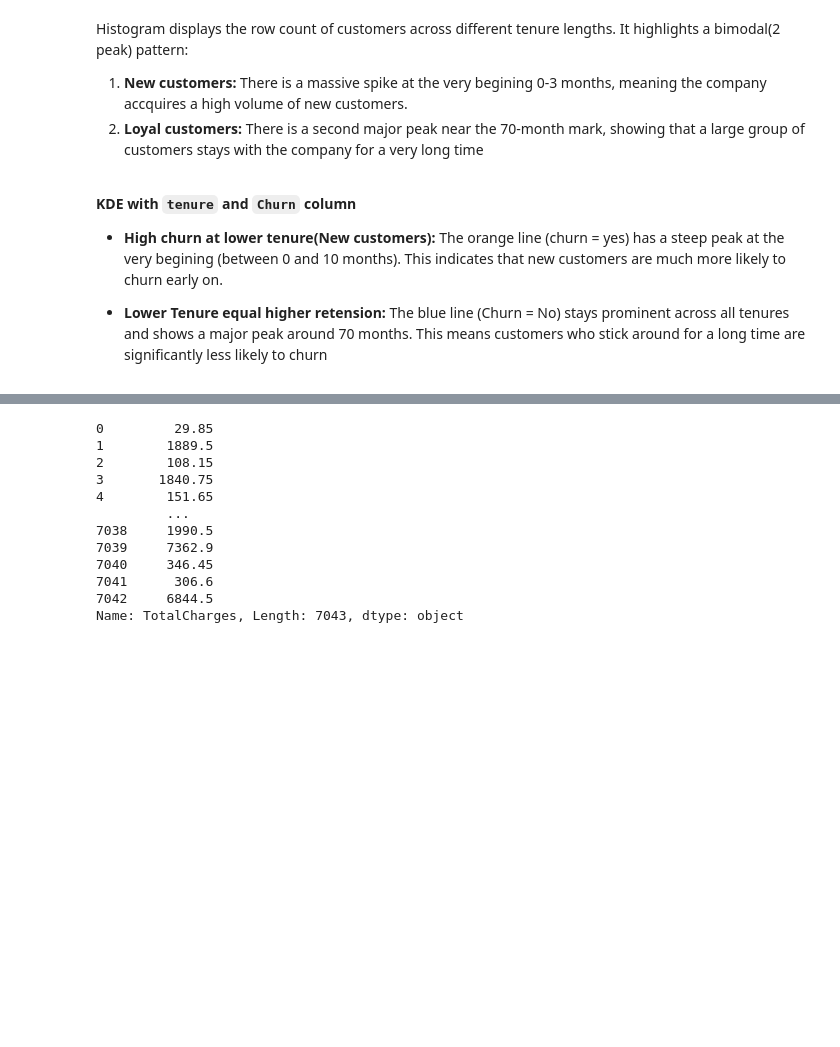
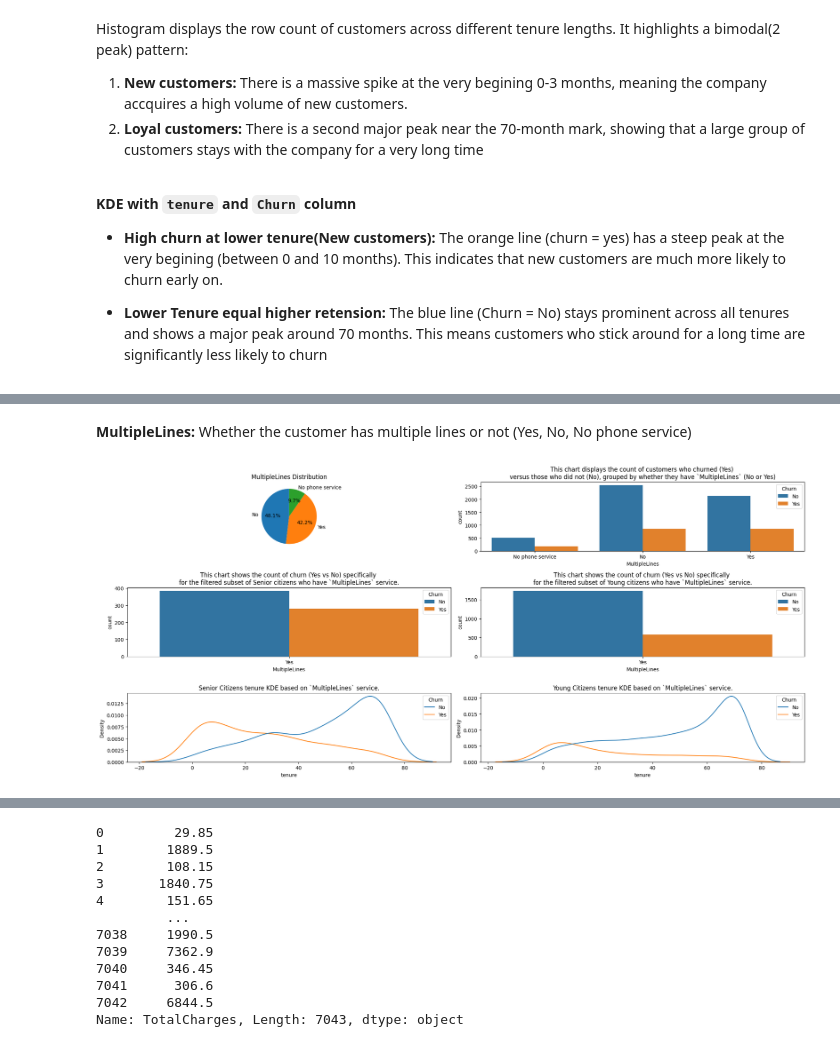
Before and after one commit to sudiptoshahin/customer-churn-pred, a Jupyter notebook: notebooks/main.ipynb, the cells around one changed output, grey strips where cells are left out. Drawn from its saved outputs; the diff is of its cells as text; code cells hidden in the pictures; blank space fills up the shorter version.

```diff
--- a/notebooks/main.ipynb
+++ b/notebooks/main.ipynb
@@ -238,0 +281,33 @@ __KDE with `tenure` and `Churn` column__
+# %% [markdown]
+__MultipleLines:__ Whether the customer has multiple lines or not (Yes, No, No phone service)
+# %%
+senior_citizen_who_get_multiple_lines_df = features[(features['MultipleLines'] == 'Yes') & (features['SeniorCitizen'] == 1)]
+young_citizen_who_get_multiple_lines_df = features[(features['MultipleLines'] == 'Yes') & (features['SeniorCitizen'] == 0)]
+
+fig, axes = plt.subplots(3, 2, figsize=(20, 9))
+
+axes[0, 0].pie(features['MultipleLines'].value_counts(),
+            labels=features['MultipleLines'].value_counts().index,
+            autopct='%1.1f%%',
+            startangle=90)
+axes[0, 0].set_title('MultipleLines Distribution')
+
+sns.countplot(data=features, x='MultipleLines', hue=target, ax=axes[0, 1])
+axes[0, 1].set_title('This chart displays the count of customers who churned (Yes) \nversus those who did not (No), grouped by whether they have `MultipleLines` (No or Yes)')
+
+sns.countplot(data=senior_citizen_who_get_multiple_lines_df, x='MultipleLines', hue=target, ax=axes[1, 0])
+axes[1, 0].set_title('This chart shows the count of churn (Yes vs No) specifically \nfor the filtered subset of Senior citizens who have `MultipleLines` service.')
+
+sns.countplot(data=young_citizen_who_get_multiple_lines_df, x='MultipleLines', hue=target, ax=axes[1, 1])
+axes[1, 1].set_title('This chart shows the count of churn (Yes vs No) specifically \nfor the filtered subset of Young citizens who have `MultipleLines` service.')
+
+sns.kdeplot(data=senior_citizen_who_get_multiple_lines_df, x='tenure', hue=target, ax=axes[2, 0])
+axes[2, 0].set_title('Senior Citizens tenure KDE based on `MultipleLines` service.')
+
+sns.kdeplot(data=young_citizen_who_get_multiple_lines_df, x='tenure', hue=target, ax=axes[2, 1])
+axes[2, 1].set_title('Young Citizens tenure KDE based on `MultipleLines` service.')
+
+fig.tight_layout()
+plt.show()
+# %% [output]
+[figure, added]
```
Also changed, not shown: parts of 9 cells of this notebook.
